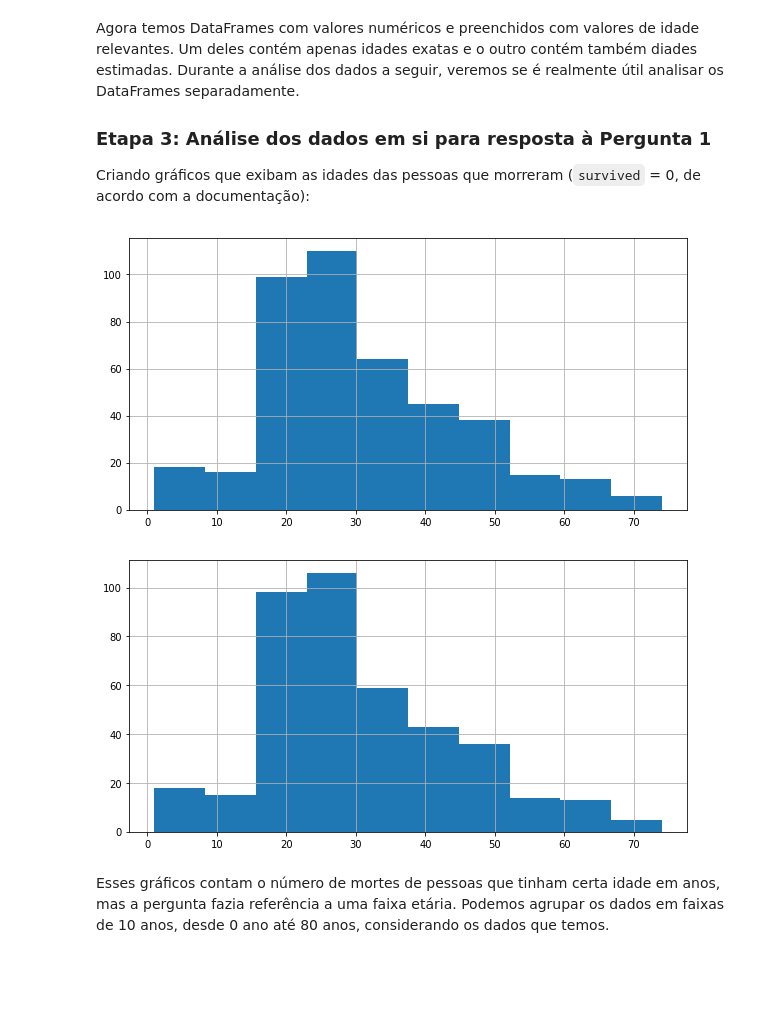
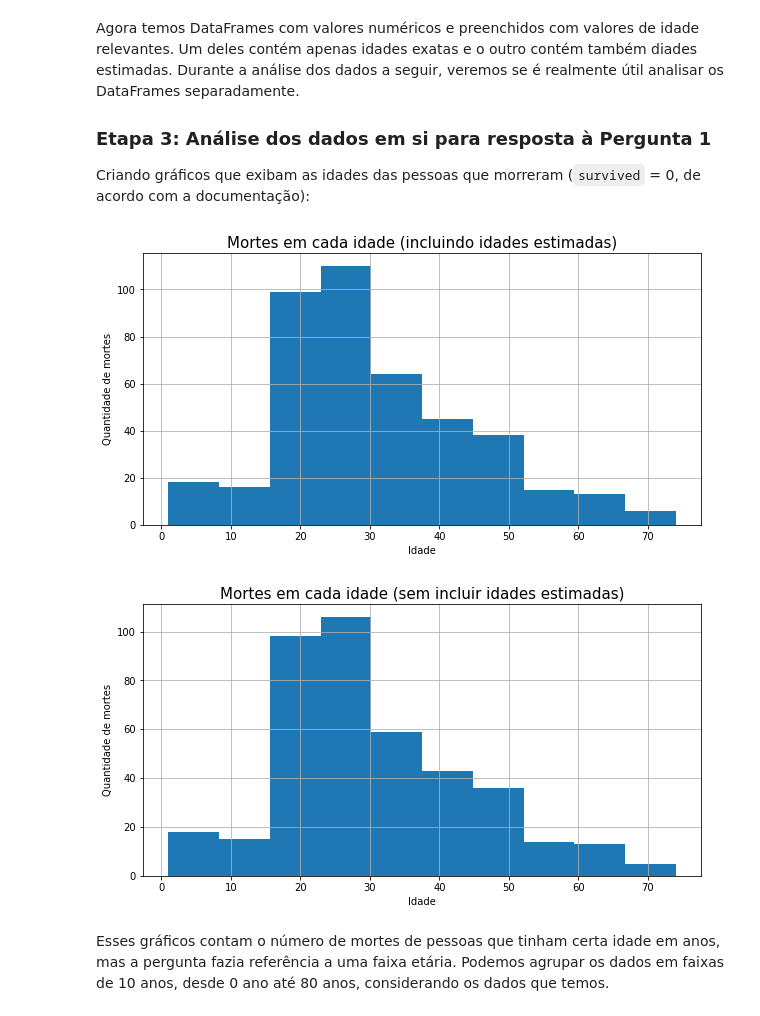
Before and after one commit to pedrohasantiago/udacity-titanic, a Jupyter notebook: analysis-report.ipynb, the cells around one changed output. Drawn from its saved outputs; the diff is of its cells as text; code cells hidden in the pictures; blank space fills up the shorter version.

Commit message:
Revisão: raciocínio para cada gráfico e tabela
Completada a adição de explicações sobre cada gráfico e tabela em todas as perguntas.

```diff
--- a/analysis-report.ipynb
+++ b/analysis-report.ipynb
@@ -239,13 +239,23 @@ Criando gráficos que exibam as idades das pessoas que morreram (`survived` = 0,
 # %%
 # Gráfico com os dados estimados
 df_pergunta1_estimado.query('survived == 0')['age'].hist(figsize = (10, 5));
+
+# Etiquetas e título
+mpl.pyplot.ylabel('Quantidade de mortes', fontsize=10);
+mpl.pyplot.xlabel('Idade', fontsize=10);
+mpl.pyplot.title('Mortes em cada idade (incluindo idades estimadas)', fontsize=15);
 # %% [output]
-[figure, old version]
+[figure, new version]
 # %%
 # Gráfico apenas com os dados exatos
 df_pergunta1_exato.query('survived == 0')['age'].hist(figsize = (10, 5));
+
+# Etiquetas e título
+mpl.pyplot.ylabel('Quantidade de mortes', fontsize=10);
+mpl.pyplot.xlabel('Idade', fontsize=10);
+mpl.pyplot.title('Mortes em cada idade (sem incluir idades estimadas)', fontsize=15);
 # %% [output]
-[figure, old version]
+[figure, new version]
 # %% [markdown]
 Esses gráficos contam o número de mortes de pessoas que tinham certa idade em anos, mas a pergunta fazia referência a uma faixa etária. Podemos agrupar os dados em faixas de 10 anos, desde 0 ano até 80 anos, considerando os dados que temos.
 # %%
```
Also changed, not shown: parts of 11 cells of this notebook.
